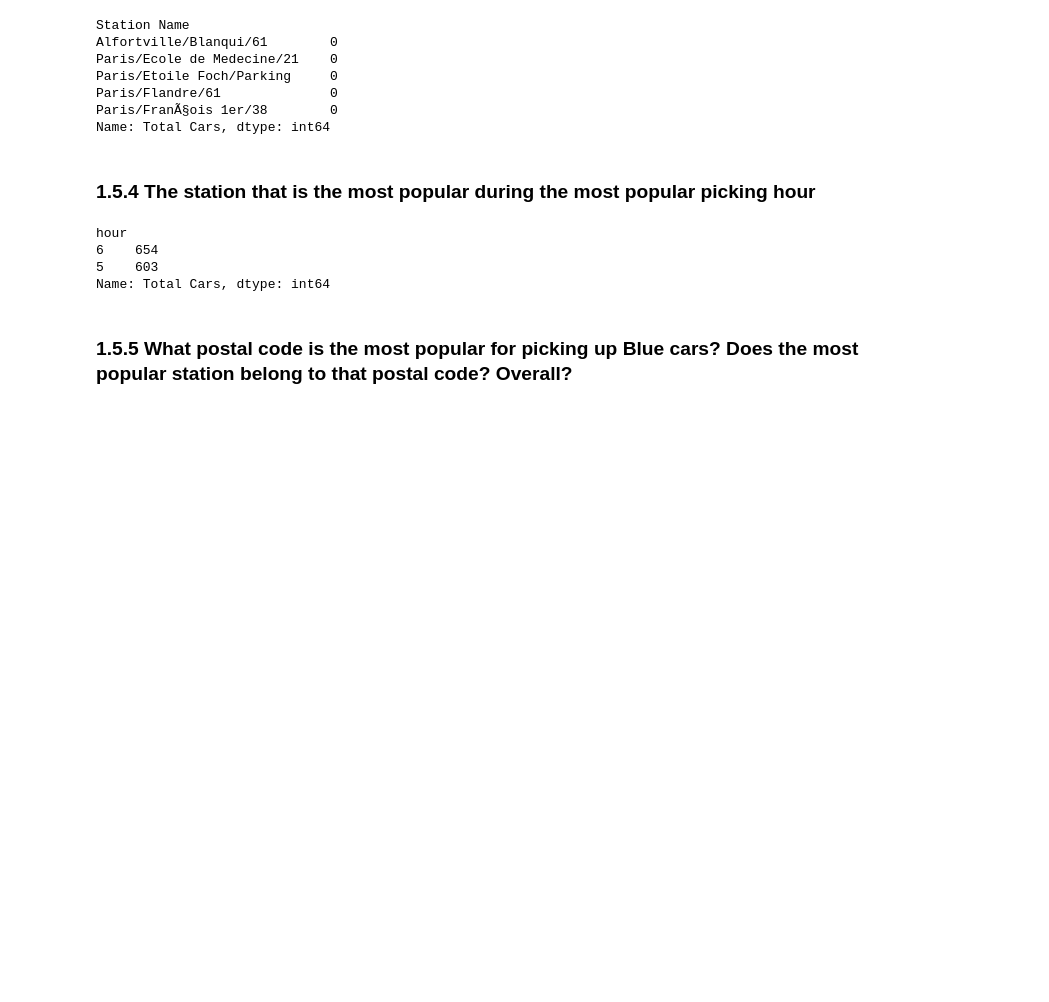
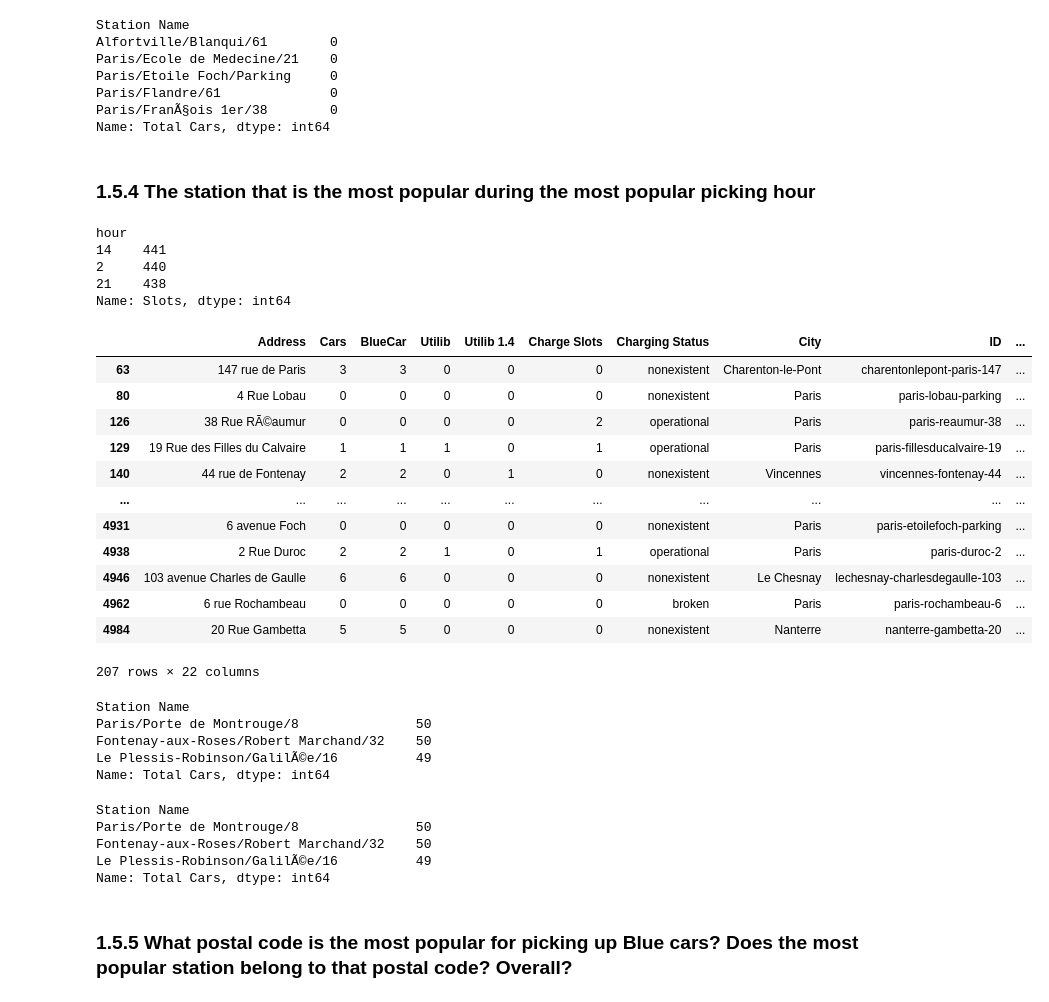
Before and after one commit to veronica1013/Moringa_Week4_Independent_Project, a Jupyter notebook: Moringa_Data_Science_Prep_W4_Independent_Project_2021_09_Veronica_Isiaho_Python_Notebook.ipynb, the cells around one changed output. Cells and saved outputs as stored; diff of their text form; code cells hidden in the pictures; blank space fills up the shorter version.

```diff
--- a/Moringa_Data_Science_Prep_W4_Independent_Project_2021_09_Veronica_Isiaho_Python_Notebook.ipynb
+++ b/Moringa_Data_Science_Prep_W4_Independent_Project_2021_09_Veronica_Isiaho_Python_Notebook.ipynb
@@ -346,14 +348,57 @@ Name: Total Cars, dtype: int64
 # %%
 # Challenge 4
 # The station that is the most popular during the most popular picking hour
-df.groupby('Station Name')['Total Cars'].sum().sort_values(ascending=False).head(3)
+# Explanation: This is the hour when the station has more parking slots available.
+# This means most cars are engaged during that hour
 
-#df.groupby('hour')['Slots'].sum().sort_values(ascending=True).head(3)
-df.groupby('hour')['Total Cars'].sum().sort_values(ascending=False).head(2)
+df.groupby('hour')['Slots'].sum().sort_values(ascending=False).head(3) # Most popular picking hour is th 14th hour
+
+
+#df.groupby('hour')['Total Cars'].sum().sort_values(ascending=False).head(2)
 # %% [output]
 hour
-6    654
-5    603
-Name: Total Cars, dtype: int64
+14    441
+2     440
+21    438
+Name: Slots, dtype: int64
+# %%
+# The station that is the most popular during the most popular picking hour: 14
+
+most_popular_station = df[df['hour']== 14]
+most_popular_station
+# %% [output]
+|  | Address | Cars | BlueCar | Utilib | Utilib 1.4 | Charge Slots | Charging Status | City | ID | ... |
+| 63 | 147 rue de Paris | 3 | 3 | 0 | 0 | 0 | nonexistent | Charenton-le-Pont | charentonlepont-paris-147 | ... |
+| 80 | 4 Rue Lobau | 0 | 0 | 0 | 0 | 0 | nonexistent | Paris | paris-lobau-parking | ... |
+| 126 | 38 Rue RÃ©aumur | 0 | 0 | 0 | 0 | 2 | operational | Paris | paris-reaumur-38 | ... |
+| 129 | 19 Rue des Filles du Calvaire | 1 | 1 | 1 | 0 | 1 | operational | Paris | paris-fillesducalvaire-19 | ... |
+| 140 | 44 rue de Fontenay | 2 | 2 | 0 | 1 | 0 | nonexistent | Vincennes | vincennes-fontenay-44 | ... |
+| ... | ... | ... | ... | ... | ... | ... | ... | ... | ... | ... |
+| 4931 | 6 avenue Foch | 0 | 0 | 0 | 0 | 0 | nonexistent | Paris | paris-etoilefoch-parking | ... |
+| 4938 | 2 Rue Duroc | 2 | 2 | 1 | 0 | 1 | operational | Paris | paris-duroc-2 | ... |
+| 4946 | 103 avenue Charles de Gaulle | 6 | 6 | 0 | 0 | 0 | nonexistent | Le Chesnay | lechesnay-charlesdegaulle-103 | ... |
+| 4962 | 6 rue Rochambeau | 0 | 0 | 0 | 0 | 0 | broken | Paris | paris-rochambeau-6 | ... |
+| 4984 | 20 Rue Gambetta | 5 | 5 | 0 | 0 | 0 | nonexistent | Nanterre | nanterre-gambetta-20 | ... |
+207 rows × 22 columns
+# %%
+df.groupby('Station Name')['Total Cars'].sum().sort_values(ascending=False).head(3)
+# %% [output]
+Station Name
+Paris/Porte de Montrouge/8               50
+Fontenay-aux-Roses/Robert Marchand/32    50
+Le Plessis-Robinson/GalilÃ©e/16          49
+Name: Total Cars, dtype: int64
+# %%
+# The station that is the most popular during the most popular picking hour: 14
+
+df.groupby('Station Name', 'hour' == 14)['Total Cars'].sum().sort_values(ascending=False).head(3)
+
+# The station that is the most popular during the most popular picking hour is Paris/Porte de Montrouge/8
+# %% [output]
+Station Name
+Paris/Porte de Montrouge/8               50
+Fontenay-aux-Roses/Robert Marchand/32    50
+Le Plessis-Robinson/GalilÃ©e/16          49
+Name: Total Cars, dtype: int64
 # %% [markdown]
 ### 1.5.5 What postal code is the most popular for picking up Blue cars? Does the most popular station belong to that postal code? Overall?
```
Also changed, not shown: parts of 7 cells of this notebook.
